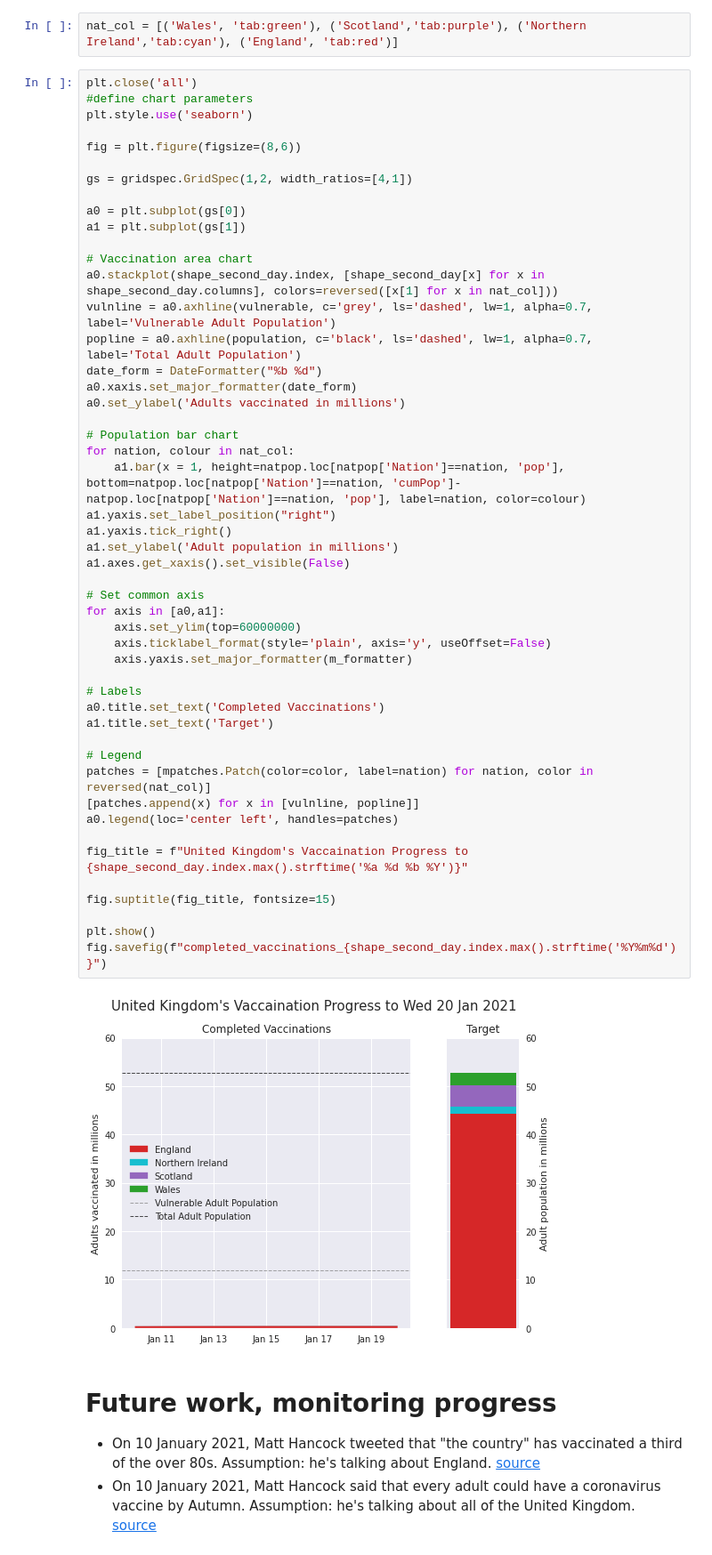
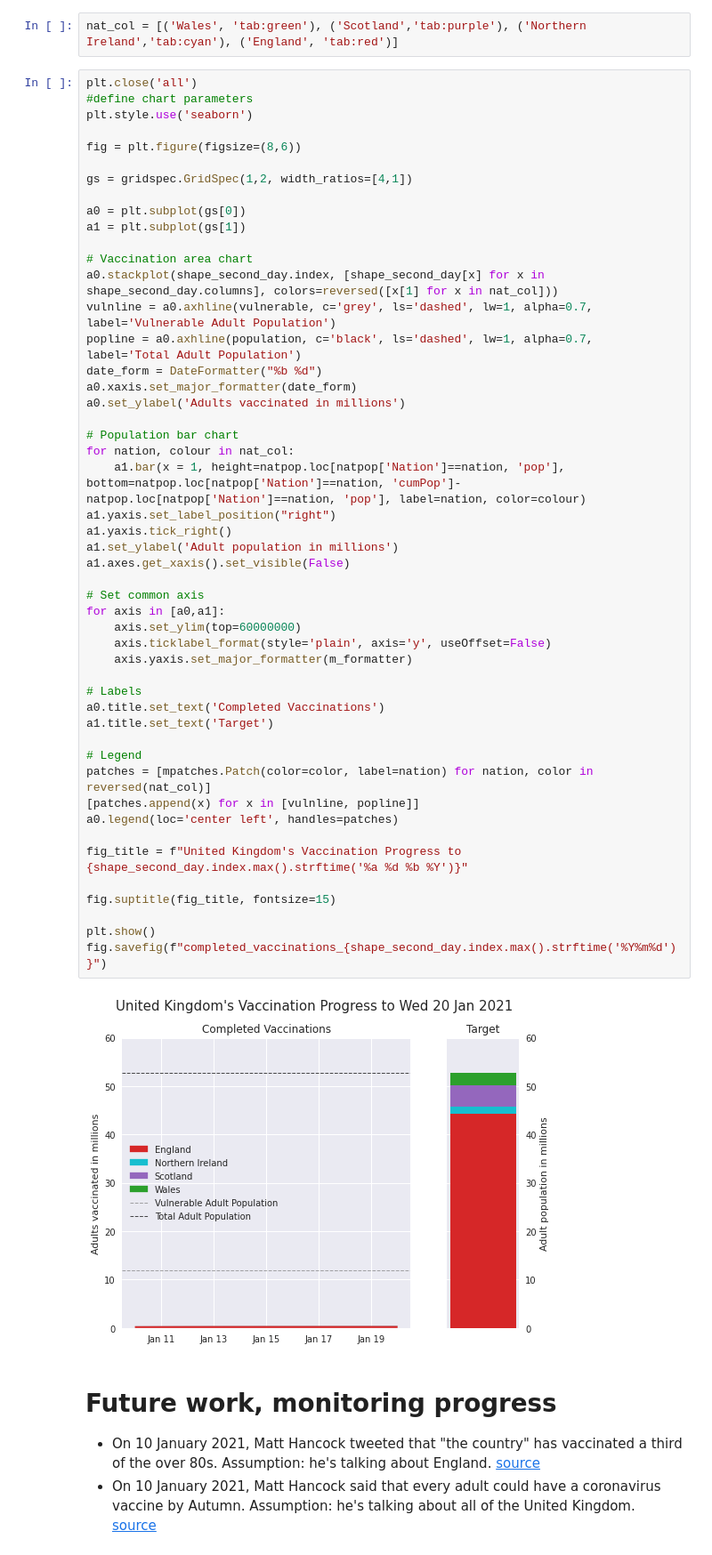
Before and after one commit to canwaf/scrapbook, a Jupyter notebook: coronavirus/vaccine_rollout.ipynb, the cells around one changed output. Shown at 89% size. Saved outputs shown, nothing was run; the diff lists cells and outputs as text.

```diff
--- a/coronavirus/vaccine_rollout.ipynb
+++ b/coronavirus/vaccine_rollout.ipynb
@@ -347,35 +347,35 @@ a0.set_ylabel('Adults vaccinated in millions')
 
 # Population bar chart
 for nation, colour in nat_col:
     a1.bar(x = 1, height=natpop.loc[natpop['Nation']==nation, 'pop'], bottom=natpop.loc[natpop['Nation']==nation, 'cumPop']-natpop.loc[natpop['Nation']==nation, 'pop'], label=nation, color=colour)
 a1.yaxis.set_label_position("right")
 a1.yaxis.tick_right()
 a1.set_ylabel('Adult population in millions')
 a1.axes.get_xaxis().set_visible(False)
 
 # Set common axis
 for axis in [a0,a1]:
     axis.set_ylim(top=60000000)
     axis.ticklabel_format(style='plain', axis='y', useOffset=False)
     axis.yaxis.set_major_formatter(m_formatter)
 
 # Labels
 a0.title.set_text('Completed Vaccinations')
 a1.title.set_text('Target')
 
 # Legend
 patches = [mpatches.Patch(color=color, label=nation) for nation, color in reversed(nat_col)]
 [patches.append(x) for x in [vulnline, popline]]
 a0.legend(loc='center left', handles=patches)
 
-fig_title = f"United Kingdom's Vaccaination Progress to {shape_second_day.index.max().strftime('%a %d %b %Y')}"
+fig_title = f"United Kingdom's Vaccination Progress to {shape_second_day.index.max().strftime('%a %d %b %Y')}"
 
 fig.suptitle(fig_title, fontsize=15)
 
 plt.show()
 fig.savefig(f"completed_vaccinations_{shape_second_day.index.max().strftime('%Y%m%d')}")
 # %% [output]
-[figure, old version]
+[figure, new version]
 # %% [markdown]
 # Future work, monitoring progress
 * On 10 January 2021, Matt Hancock tweeted that "the country" has vaccinated a third of the over 80s. Assumption: he's talking about England. [source](https://twitter.com/MattHancock/status/1348235558783512576)
```
Also changed, not shown: parts of 2 cells of this notebook.
